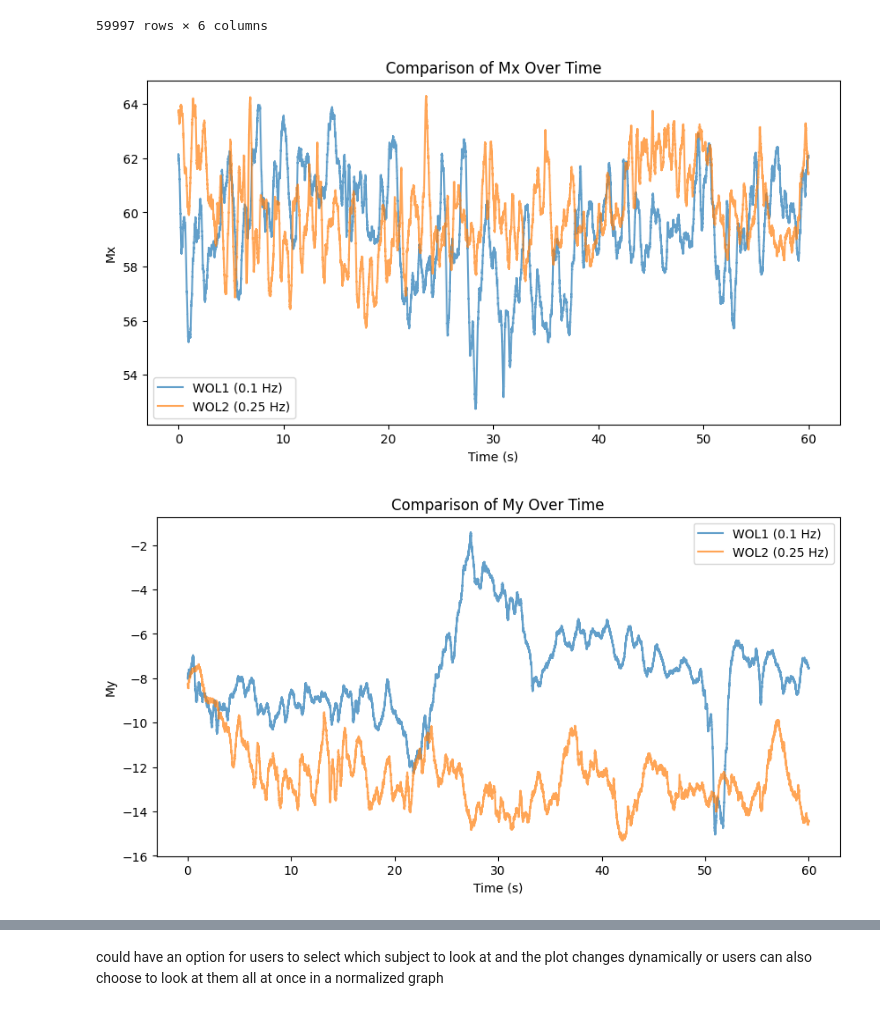
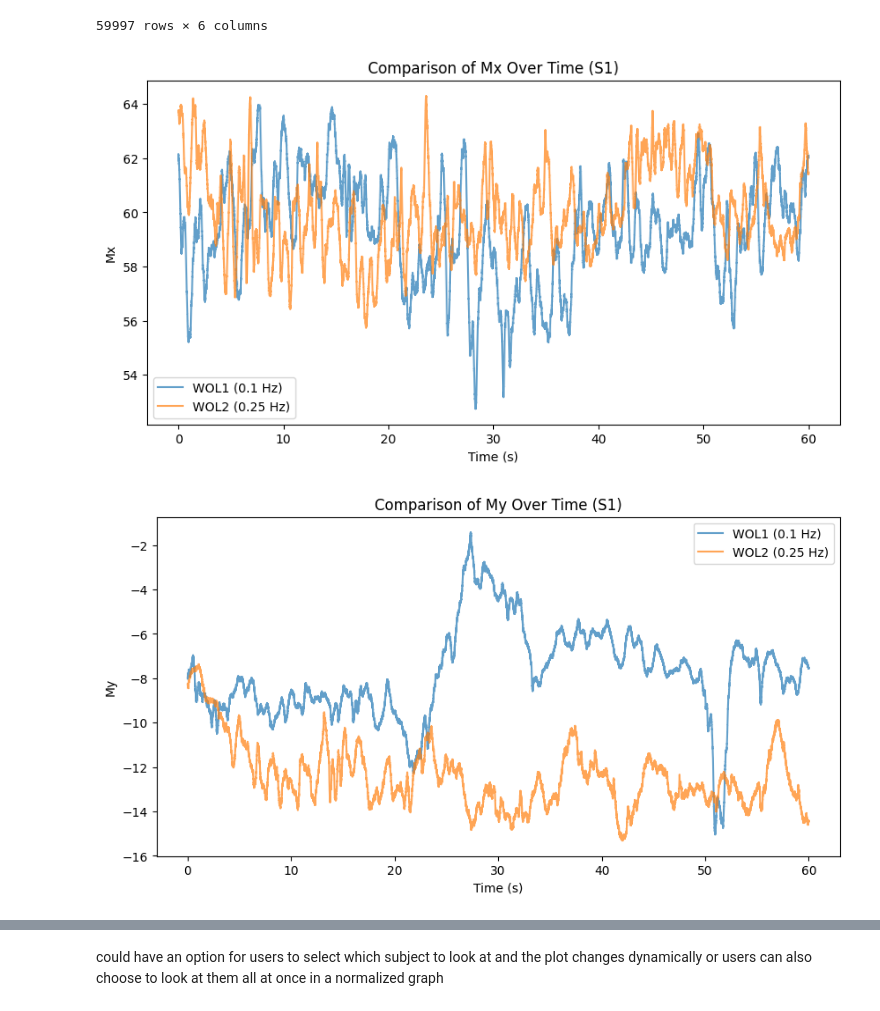
Before and after one commit to norahkerendian/final_project_music_sway, a Jupyter notebook: norah/brainstrom.ipynb, the cells around one changed output, grey strips where cells are left out. Saved outputs shown, nothing was run; the diff lists cells and outputs as text; code cells hidden in the pictures.

```diff
--- a/norah/brainstrom.ipynb
+++ b/norah/brainstrom.ipynb
@@ -74,39 +74,39 @@ plt.plot(wol1_s1["Time"], wol1_s1["Mx"], label="WOL1 (0.1 Hz)", alpha=0.7)
 plt.plot(wol2_s1["Time"], wol2_s1["Mx"], label="WOL2 (0.25 Hz)", alpha=0.7)
 plt.xlabel("Time (s)")
 plt.ylabel("Mx")
-plt.title("Comparison of Mx Over Time")
+plt.title("Comparison of Mx Over Time (S1)")
 plt.legend()
 plt.show()
 
 # My (anterior-posterior torque)
 plt.figure(figsize=(10, 5))
 plt.plot(wol1_s1["Time"], wol1_s1["My"], label="WOL1 (0.1 Hz)", alpha=0.7)
 plt.plot(wol2_s1["Time"], wol2_s1["My"], label="WOL2 (0.25 Hz)", alpha=0.7)
 plt.xlabel("Time (s)")
 plt.ylabel("My")
-plt.title("Comparison of My Over Time")
+plt.title("Comparison of My Over Time (S1)")
 plt.legend()
 plt.show()
 
 # Mx (medial-lateral torque)
 plt.figure(figsize=(10, 5))
 plt.plot(wol1_s2["Time"], wol1_s2["Mx"], label="WOL1 (0.1 Hz)", alpha=0.7)
 plt.plot(wol2_s2["Time"], wol2_s2["Mx"], label="WOL2 (0.25 Hz)", alpha=0.7)
 plt.xlabel("Time (s)")
 plt.ylabel("Mx")
-plt.title("Comparison of Mx Over Time")
+plt.title("Comparison of Mx Over Time (S2)")
 plt.legend()
 plt.show()
 
 # My (anterior-posterior torque)
 plt.figure(figsize=(10, 5))
 plt.plot(wol1_s2["Time"], wol1_s2["My"], label="WOL1 (0.1 Hz)", alpha=0.7)
 plt.plot(wol2_s2["Time"], wol2_s2["My"], label="WOL2 (0.25 Hz)", alpha=0.7)
 plt.xlabel("Time (s)")
 plt.ylabel("My")
-plt.title("Comparison of My Over Time")
+plt.title("Comparison of My Over Time (S2)")
 plt.legend()
 plt.show()
 # %% [output]
-[figure, old version]
+[figure, new version]
-[figure, old version]
+[figure, new version]
```
Also changed, not shown: parts of 1 cell of this notebook, 3 other files.
